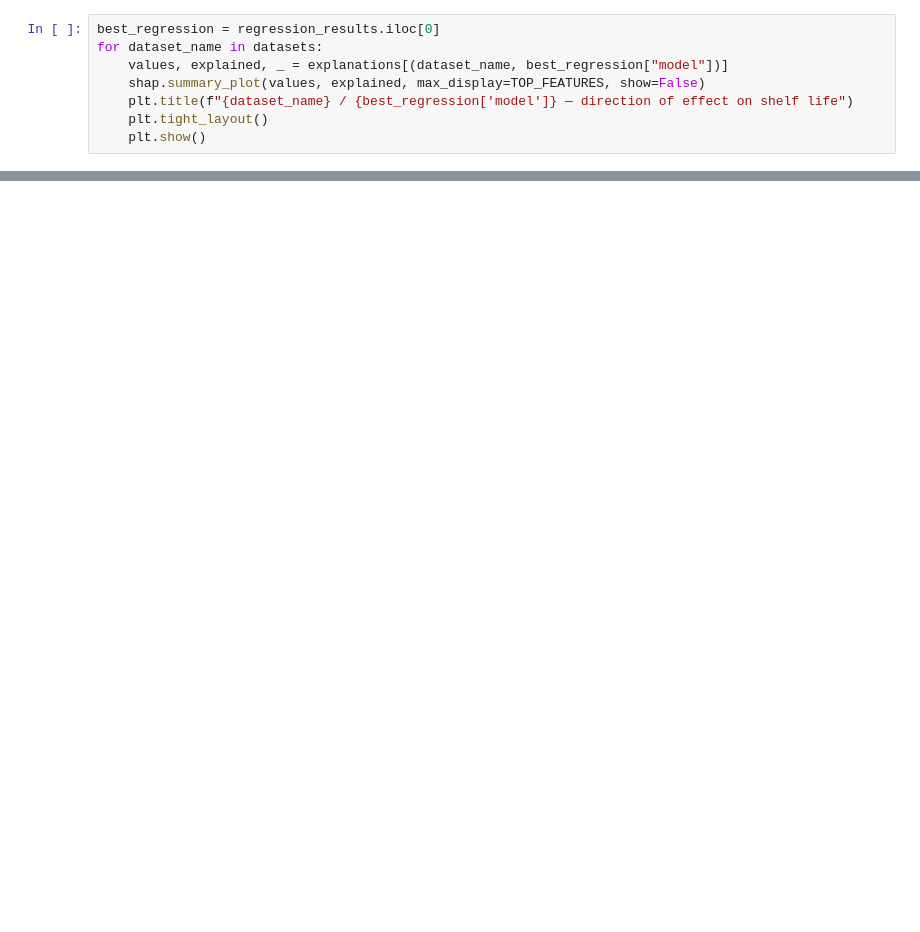
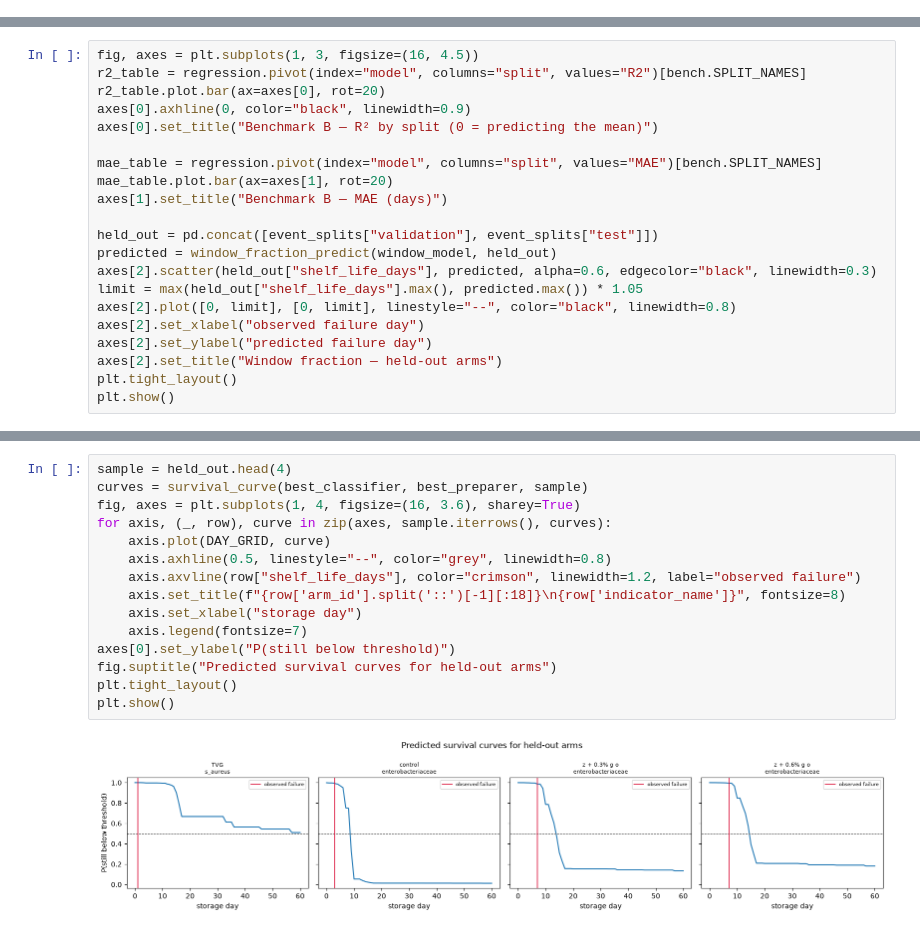
Before and after one commit to SafaeHaj/food-preservation-methods-predictors, a Jupyter notebook: misc/prediction_test/prediction.ipynb, the cells around one changed output, grey strips where cells are left out. Cells and saved outputs as stored; diff of their text form; blank space fills up the shorter version.

```diff
--- a/misc/prediction_test/prediction.ipynb
+++ b/misc/prediction_test/prediction.ipynb
@@ -390,8 +0,0 @@ modified / CatBoost
-# %%
-best_regression = regression_results.iloc[0]
-for dataset_name in datasets:
-    values, explained, _ = explanations[(dataset_name, best_regression["model"])]
-    shap.summary_plot(values, explained, max_display=TOP_FEATURES, show=False)
-    plt.title(f"{dataset_name} / {best_regression['model']} — direction of effect on shelf life")
-    plt.tight_layout()
-    plt.show()
@@ -480,0 +579,21 @@ inverse-design objective needs.
+# %%
+fig, axes = plt.subplots(1, 3, figsize=(16, 4.5))
+r2_table = regression.pivot(index="model", columns="split", values="R2")[bench.SPLIT_NAMES]
+r2_table.plot.bar(ax=axes[0], rot=20)
+axes[0].axhline(0, color="black", linewidth=0.9)
+axes[0].set_title("Benchmark B — R² by split (0 = predicting the mean)")
+
+mae_table = regression.pivot(index="model", columns="split", values="MAE")[bench.SPLIT_NAMES]
+mae_table.plot.bar(ax=axes[1], rot=20)
+axes[1].set_title("Benchmark B — MAE (days)")
+
+held_out = pd.concat([event_splits["validation"], event_splits["test"]])
+predicted = window_fraction_predict(window_model, held_out)
+axes[2].scatter(held_out["shelf_life_days"], predicted, alpha=0.6, edgecolor="black", linewidth=0.3)
+limit = max(held_out["shelf_life_days"].max(), predicted.max()) * 1.05
+axes[2].plot([0, limit], [0, limit], linestyle="--", color="black", linewidth=0.8)
+axes[2].set_xlabel("observed failure day")
+axes[2].set_ylabel("predicted failure day")
+axes[2].set_title("Window fraction — held-out arms")
+plt.tight_layout()
+plt.show()
@@ -480,0 +602,17 @@ inverse-design objective needs.
+# %%
+sample = held_out.head(4)
+curves = survival_curve(best_classifier, best_preparer, sample)
+fig, axes = plt.subplots(1, 4, figsize=(16, 3.6), sharey=True)
+for axis, (_, row), curve in zip(axes, sample.iterrows(), curves):
+    axis.plot(DAY_GRID, curve)
+    axis.axhline(0.5, linestyle="--", color="grey", linewidth=0.8)
+    axis.axvline(row["shelf_life_days"], color="crimson", linewidth=1.2, label="observed failure")
+    axis.set_title(f"{row['arm_id'].split('::')[-1][:18]}\n{row['indicator_name']}", fontsize=8)
+    axis.set_xlabel("storage day")
+    axis.legend(fontsize=7)
+axes[0].set_ylabel("P(still below threshold)")
+fig.suptitle("Predicted survival curves for held-out arms")
+plt.tight_layout()
+plt.show()
+# %% [output]
+[figure, added]
```
Also changed, not shown: parts of 50 cells of this notebook, 30 other files.
